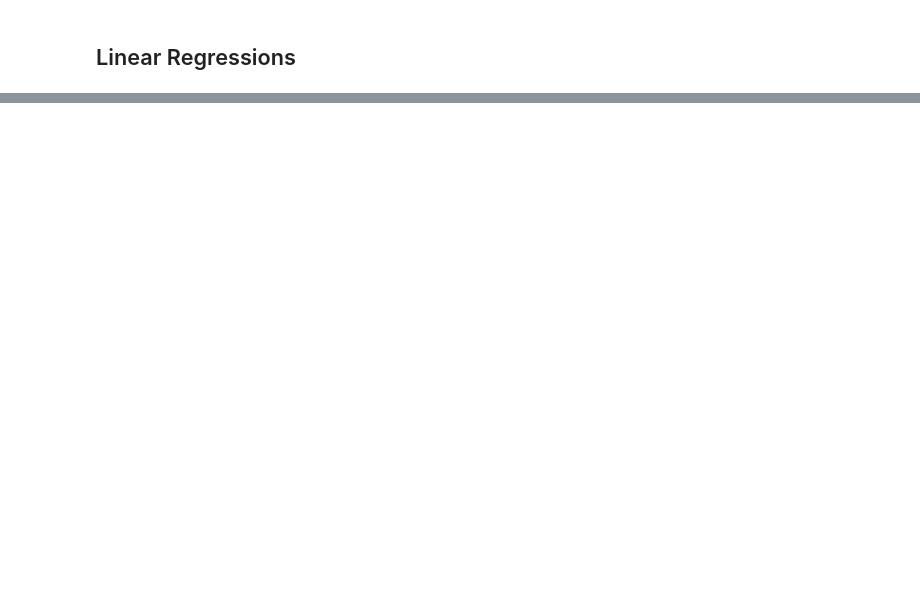
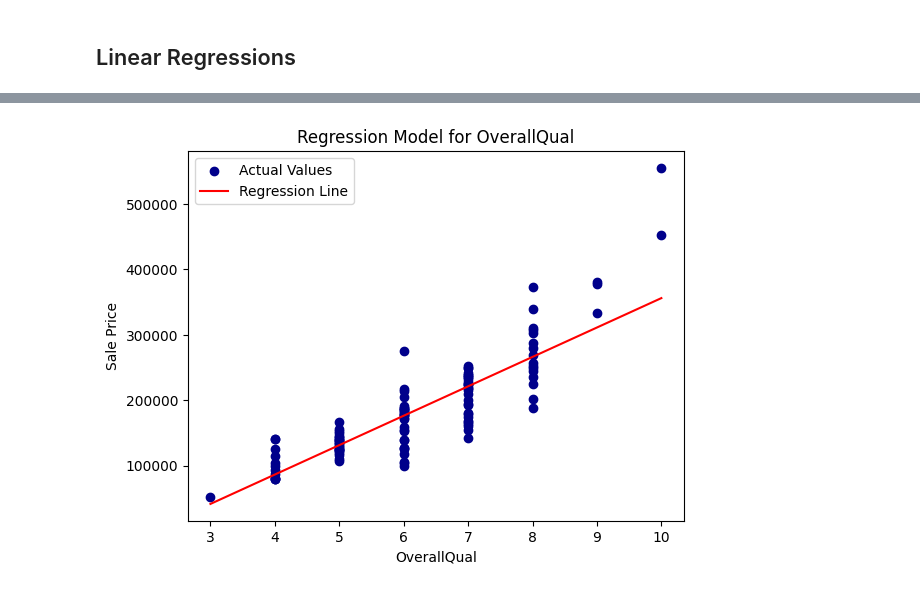
Before and after one commit to MelissaPerez09/HT03-DataMining, a Jupyter notebook: linearReg_Model.ipynb, the cells around one changed output, grey strips where cells are left out. Saved outputs shown, nothing was run; the diff lists cells and outputs as text; code cells hidden in the pictures; blank space fills up the shorter version.

```diff
--- a/linearReg_Model.ipynb
+++ b/linearReg_Model.ipynb
@@ -634,0 +401,34 @@ len(residuals)
+# %%
+salePrice = y_train_cp.values.reshape(-1,1)
+salePrice_v = y_valid_cp.values.reshape(-1,1)
+
+bestR = -1
+bestModel = None
+bestCol = None
+salePrice_p = None
+colValidation = None
+
+for col in columnNames:
+    X_train_col = X_train_cp[col].values.reshape(-1, 1)
+    X_valid_col = X_valid_cp[col].values.reshape(-1, 1)
+
+    lm = LinearRegression()
+    lm.fit(X_train_col, salePrice)
+    salePrice_pred = lm.predict(X_valid_col)
+
+    r_squared = r2_score(salePrice_v, salePrice_pred)
+
+    if r_squared > bestR:
+        bestR = r_squared
+        bestModel = lm
+        bestCol = col
+        salePrice_p = salePrice_pred
+        colValidation = X_valid_col
+
+    m = lm.coef_[0][0]
+    c = lm.intercept_[0]
+    label = r'$salePrice = %0.4f*%s %+0.4f$' % (m, col, c)
+    print(label)
+    print("Mean Squared Error for", col, ": %.2f" % mean_squared_error(salePrice_v, salePrice_pred))
+    print("R squared for", col, ": %.2f" % r_squared)
+    print()
@@ -635 +463,14 @@ len(residuals)
+# %%
+plt.scatter(colValidation, salePrice_v, color='darkblue', label='Actual Values')
+
+sorted_order = np.argsort(colValidation.ravel())
+plt.plot(colValidation[sorted_order], salePrice_p[sorted_order], color='red', label='Regression Line')
+
+plt.title(f'Regression Model for {bestCol}')
+plt.xlabel(bestCol)
+plt.ylabel('Sale Price')
+plt.legend()
+plt.show()
+# %% [output]
+[figure, added]
 # %%
```
Also changed, not shown: parts of 93 cells of this notebook.
